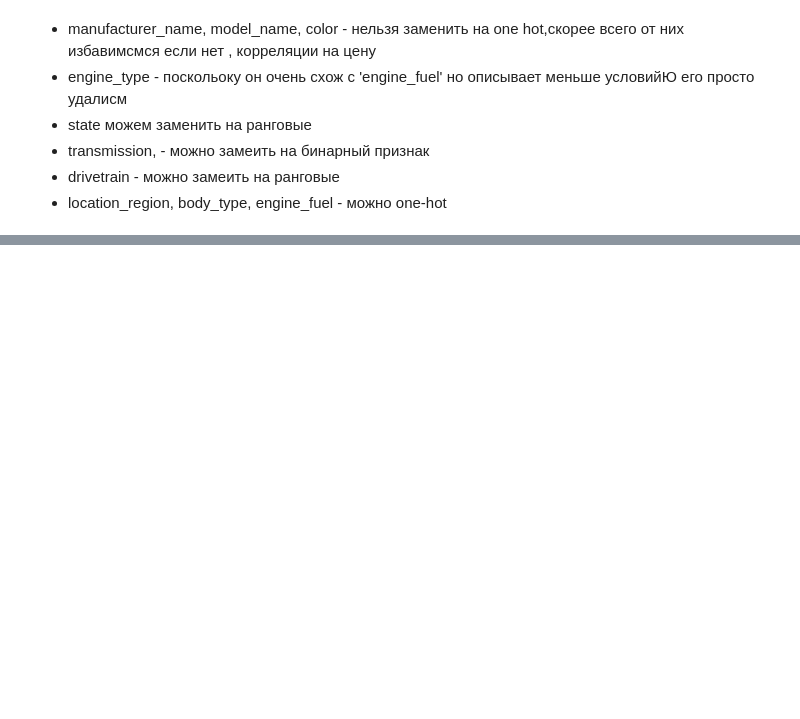
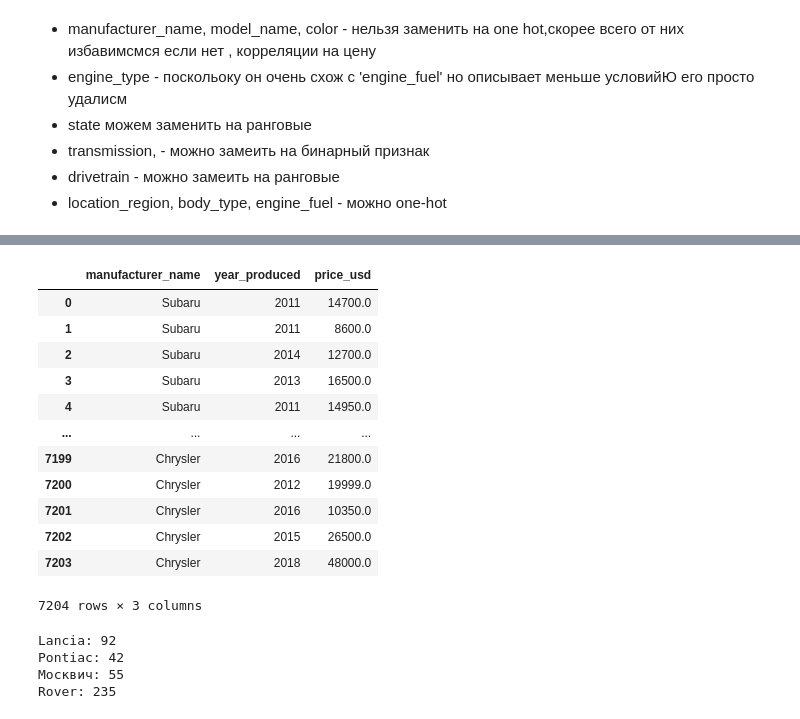
Before and after one commit to terracodum/ML_labs, a Jupyter notebook: lab1/lab1_reg.ipynb, the cells around one changed output, grey strips where cells are left out. Saved outputs shown, nothing was run; the diff lists cells and outputs as text; code cells hidden in the pictures; blank space fills up the shorter version.

```diff
--- a/lab1/lab1_reg.ipynb
+++ b/lab1/lab1_reg.ipynb
@@ -266,0 +307,28 @@ memory usage: 5.2+ MB
+# %%
+manuf = manuf[manuf['year_produced'] > 2010].reset_index(drop=True)
+manuf
+# %% [output]
+|  | manufacturer_name | year_produced | price_usd |
+| 0 | Subaru | 2011 | 14700.0 |
+| 1 | Subaru | 2011 | 8600.0 |
+| 2 | Subaru | 2014 | 12700.0 |
+| 3 | Subaru | 2013 | 16500.0 |
+| 4 | Subaru | 2011 | 14950.0 |
+| ... | ... | ... | ... |
+| 7199 | Chrysler | 2016 | 21800.0 |
+| 7200 | Chrysler | 2012 | 19999.0 |
+| 7201 | Chrysler | 2016 | 10350.0 |
+| 7202 | Chrysler | 2015 | 26500.0 |
+| 7203 | Chrysler | 2018 | 48000.0 |
+7204 rows × 3 columns
+# %%
+models = manuf['manufacturer_name'].unique()
+diff = set(data['manufacturer_name'].unique()) - set(models)
+
+for model in diff:
+    print(f'{model}: {data[data["manufacturer_name"] == model].shape[0]}')
+# %% [output]
+Lancia: 92
+Pontiac: 42
+Москвич: 55
+Rover: 235
```
Also changed, not shown: parts of 16 cells of this notebook.
